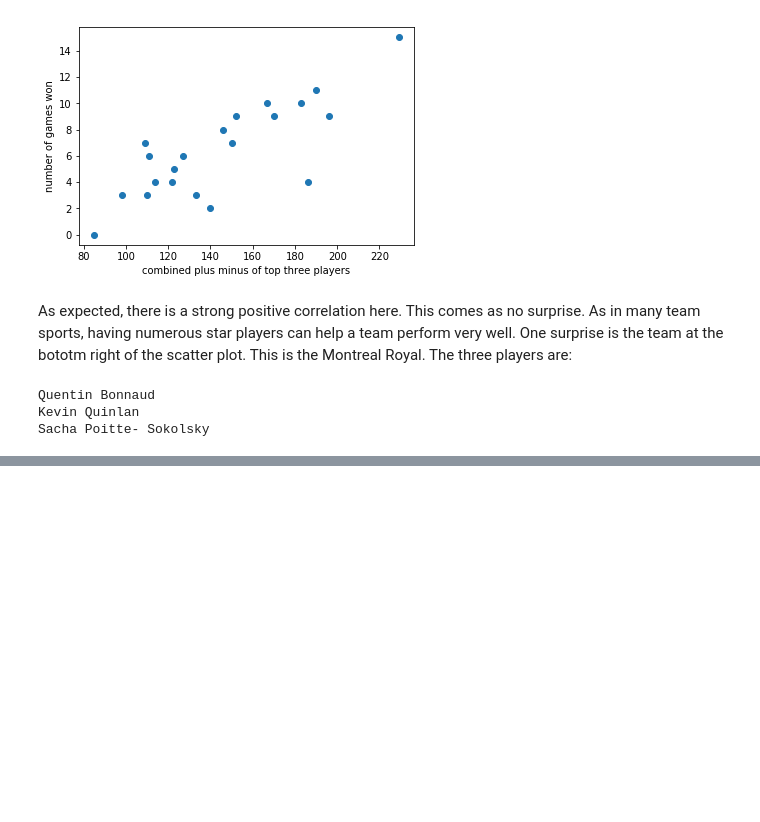
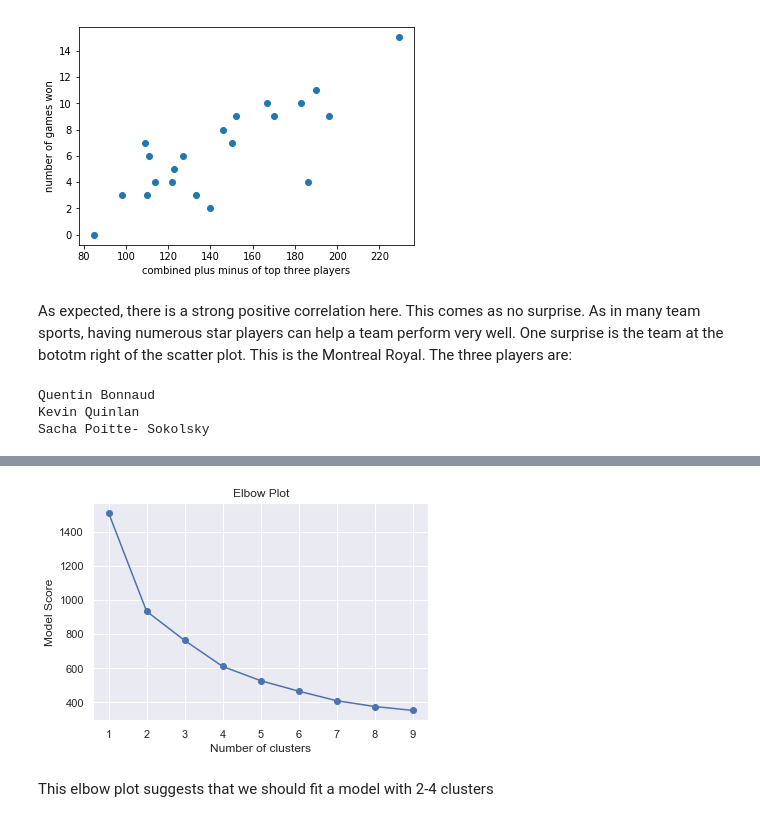
Before and after one commit to Samcfuchs/2950, a Jupyter notebook: notebooks/main.ipynb, the cells around one changed output, grey strips where cells are left out. Cells and saved outputs as stored; diff of their text form; code cells hidden in the pictures; blank space fills up the shorter version.

```diff
--- a/notebooks/main.ipynb
+++ b/notebooks/main.ipynb
@@ -328,0 +398,17 @@ Althoug they have the 4th highest combined plus minus, the royal only won 4 game
+# %%
+ks = np.arange(1,10)
+scores = []
+for k in ks:
+    model = KMeans(k)
+    model.fit(pg_norm_data)
+    scores.append(- model.score(pg_norm_data))
+
+plt.plot(ks, scores, 'o-')
+plt.xlabel("Number of clusters")
+plt.ylabel("Model Score")
+plt.title("Elbow Plot")
+plt.show()
+# %% [output]
+[figure, added]
+# %% [markdown]
+This elbow plot suggests that we should fit a model with 2-4 clusters
```
Also changed, not shown: parts of 20 cells of this notebook.
